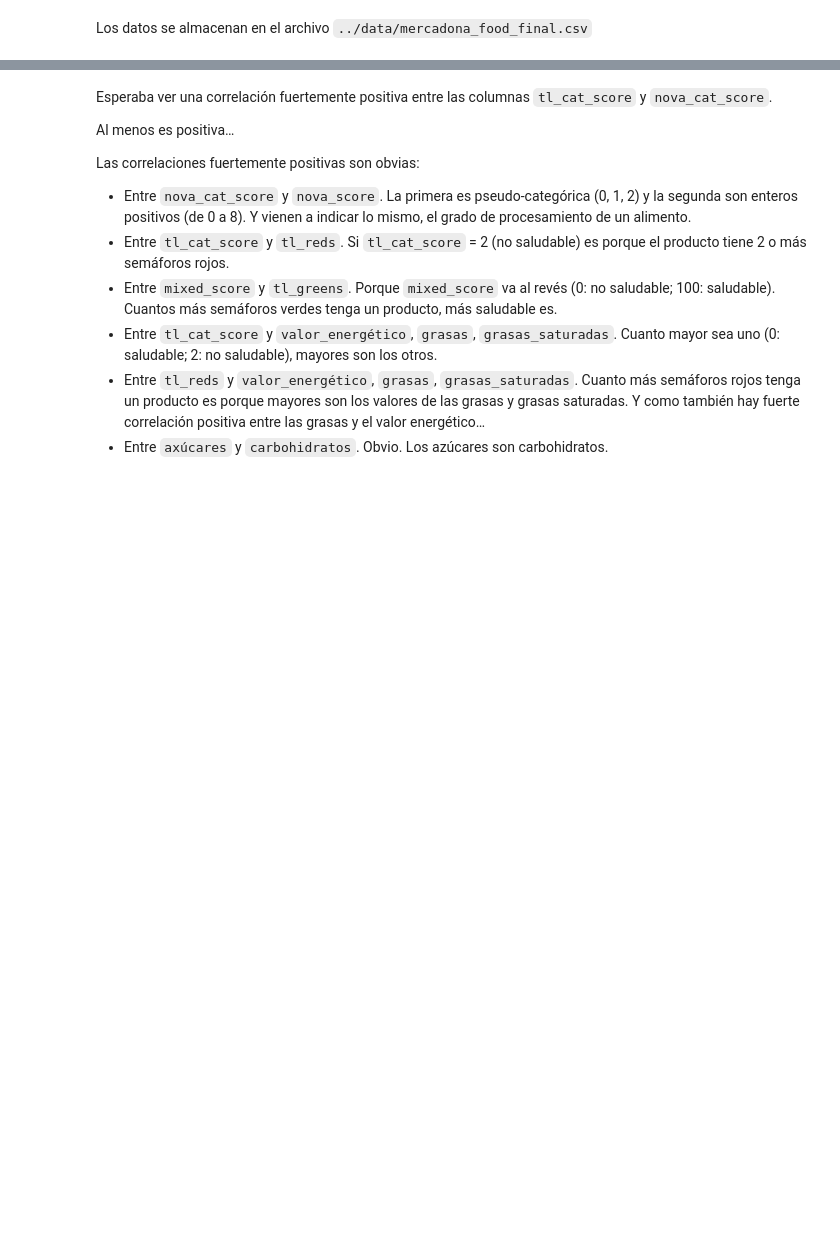
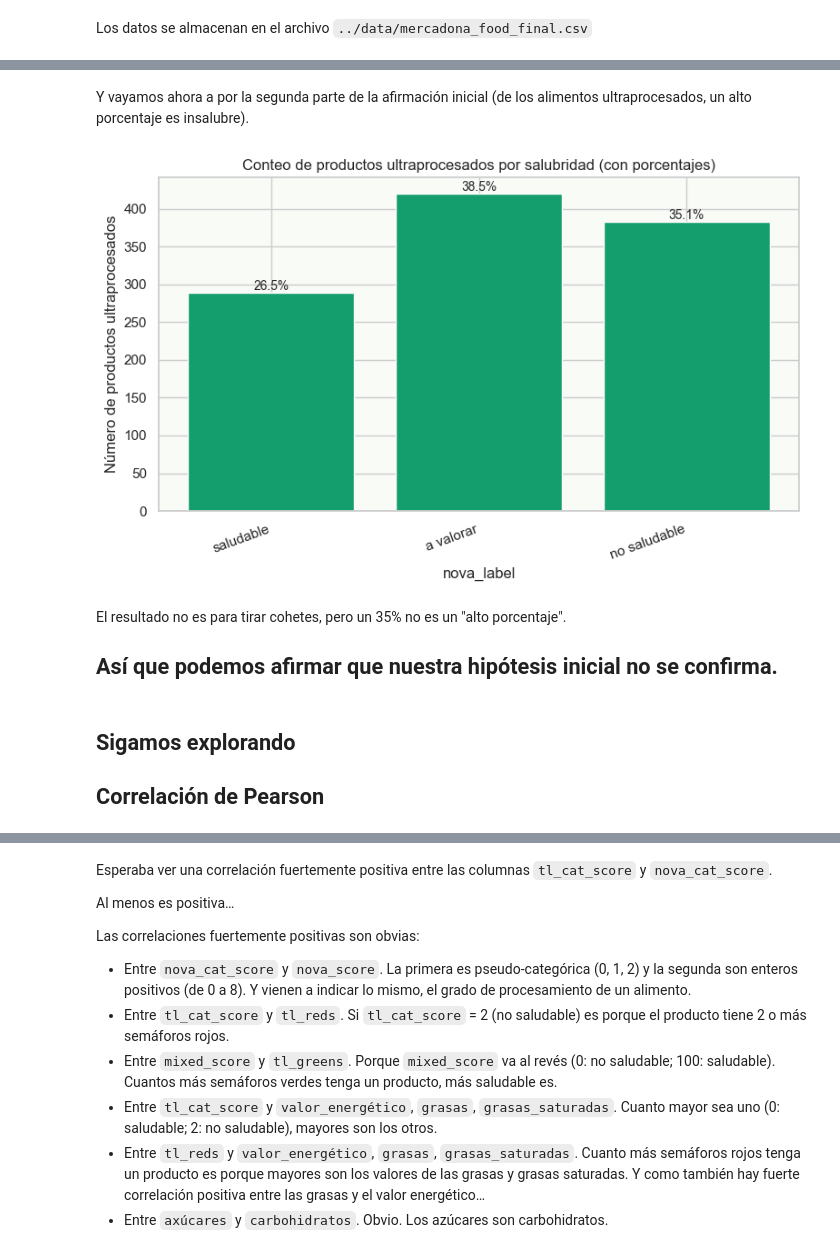
Before and after one commit to cantalaweb/2025-10-08_EDA, a Jupyter notebook: src/EDA.ipynb, the cells around one changed output, grey strips where cells are left out. Saved outputs shown, nothing was run; the diff lists cells and outputs as text; code cells hidden in the pictures; blank space fills up the shorter version.

```diff
--- a/src/EDA.ipynb
+++ b/src/EDA.ipynb
@@ -369 +426,37 @@ Eliminadas por constancia: ['status', 'sodio']
+# %% [markdown]
+Y vayamos ahora a por la segunda parte de la afirmación inicial (de los alimentos ultraprocesados, un alto porcentaje es insalubre).
+# %%
+upf = food[food["nova_label"].eq('UPF (NOVA-4)')]
+upf_salud = upf['tl_decision']
+
+order = ["saludable", "a valorar", "no saludable"]
+
+counts = upf_salud.value_counts().reindex(order)
+total = counts.sum()
+
+x = np.arange(len(counts))
+plt.figure(figsize=(8,5))
+plt.bar(x, counts.values, color=MDN_GREEN)
+
+# Porcentajes encima de cada barra
+for xi, c in zip(x, counts.values):
+    p = (c / total) * 100 if total else 0
+    plt.text(xi, c, f"{p:.1f}%", ha="center", va="bottom", fontsize=10)
+
+plt.xticks(x, counts.index, rotation=20, ha="right")
+plt.ylabel("Número de productos ultraprocesados")
+plt.xlabel("nova_label")
+plt.title("Conteo de productos ultraprocesados por salubridad (con porcentajes)")
+plt.tight_layout()
+plt.savefig("../presentation/img/productos_UPF_por_salubridad.png", dpi=200, bbox_inches="tight")
+plt.show()
+# %% [output]
+[figure, added]
+# %% [markdown]
+El resultado no es para tirar cohetes, pero un 35% no es un "alto porcentaje".
+
+## Así que podemos afirmar que nuestra hipótesis inicial no se confirma.
+# %% [markdown]
+## Sigamos explorando
+## Correlación de Pearson
 # %%
```
Also changed, not shown: parts of 11 cells of this notebook, 3 other files.
